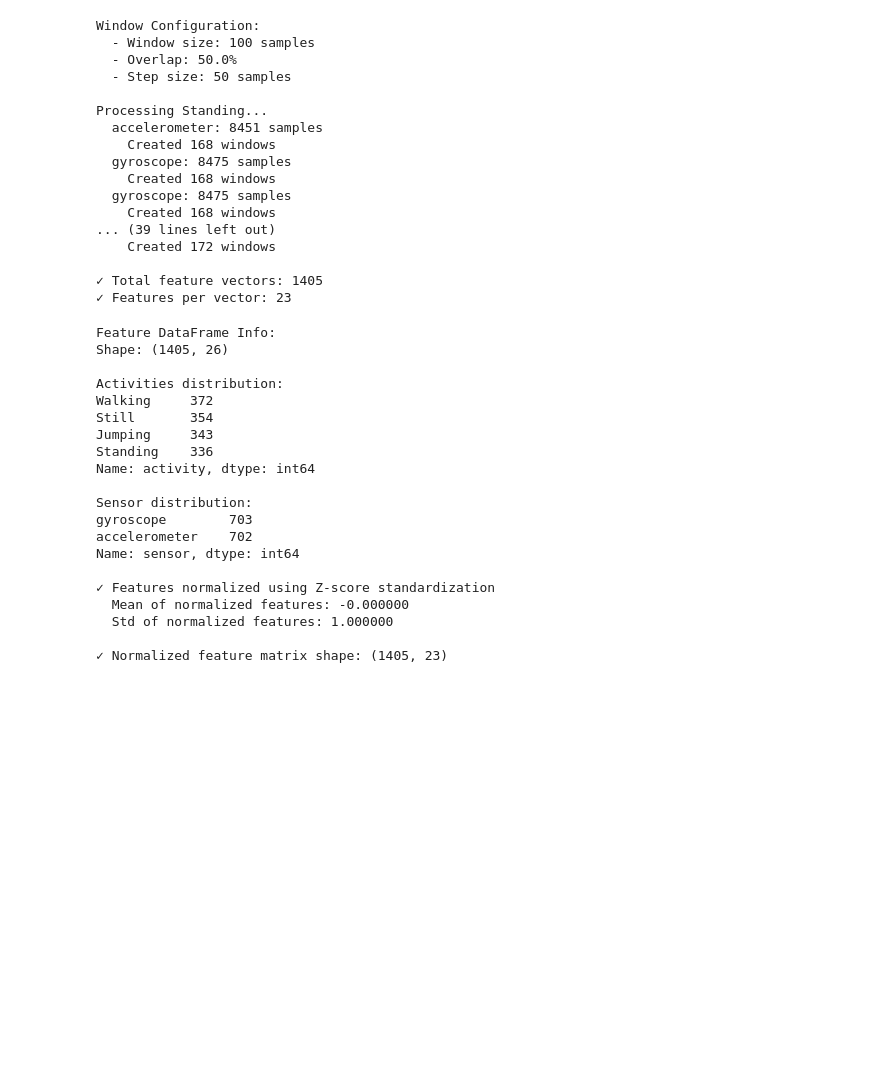
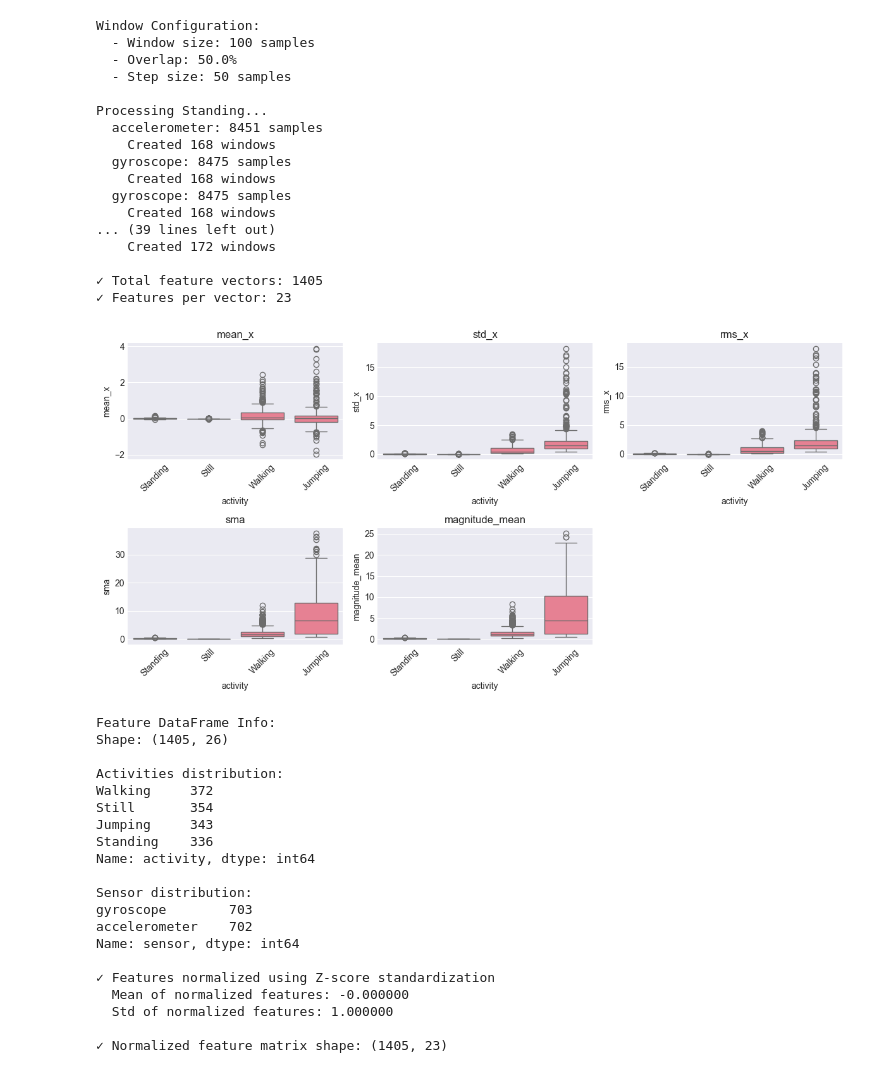
Before and after one commit to amuhirwa/HMM, a Jupyter notebook: notebook.ipynb, the cells around one changed output. Cells and saved outputs as stored; diff of their text form; code cells hidden in the pictures; blank space fills up the shorter version.

Commit message:
fix: move test files to appropriate directory and add feature visualization

```diff
--- a/notebook.ipynb
+++ b/notebook.ipynb
@@ -254,6 +254,8 @@ from pathlib import Path
 base_path = Path('data')
 
 people = ['Joan', 'Michael']
+
+combined_files = 0
 
 # Loop over each person and list all files
 for person in people:
@@ -264,10 +266,14 @@ for person in people:
 
     all_files = list(person_path.rglob('*'))
 
+    combined_files += len(all_files)
+
     if all_files:
         print(f"\nTotal files found for {person}: {len(all_files)}")
     else:
         print("No files found.")
+
+print(f"\nCombined total files from all people: {combined_files} which is {combined_files / 2} recordings/samples")
 # %% [output]
 ============================================================
 Files under: data\Joan
@@ -767,6 +775,19 @@ Processing Standing...
 
 ✓ Total feature vectors: 1405
 ✓ Features per vector: 23
+# %%
+selected_features = ['mean_x', 'std_x', 'rms_x', 'sma', 'magnitude_mean']
+
+plt.figure(figsize=(12, 6))
+for i, feature in enumerate(selected_features, 1):
+    plt.subplot(2, 3, i)
+    sns.boxplot(data=features_df, x='activity', y=feature)
+    plt.title(feature)
+    plt.xticks(rotation=45)
+plt.tight_layout()
+plt.show()
+# %% [output]
+[figure, added]
 # %%
 # Normalize Features
 
```
Also changed, not shown: parts of 11 cells of this notebook, 6 other files.
